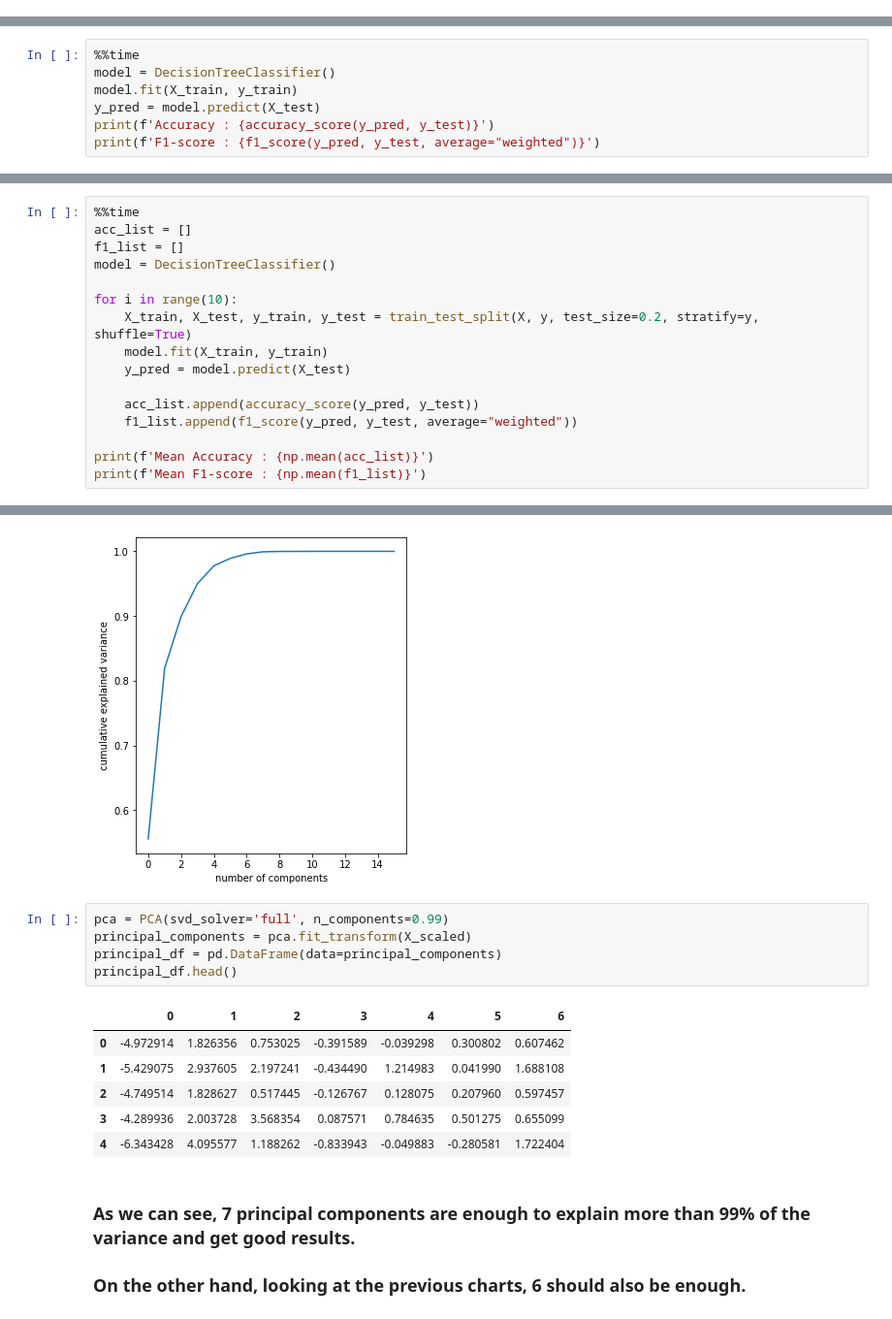
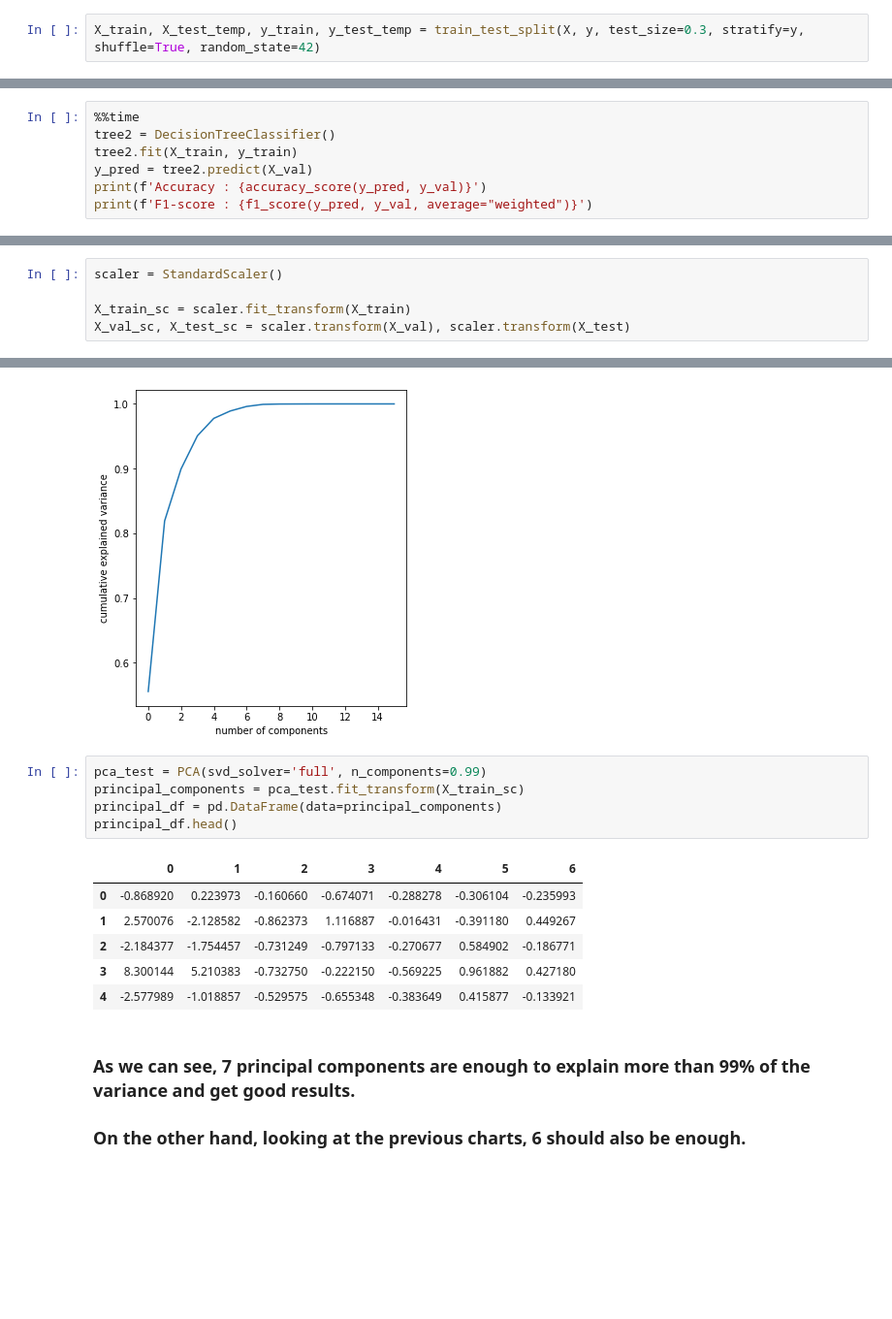
Before and after one commit to MarcinB77/dry_bean_classification, a Jupyter notebook: dry_bean_classification.ipynb, the cells around one changed output, grey strips where cells are left out. Shown at 97% size. Drawn from its saved outputs; the diff is of its cells as text; blank space fills up the shorter version.

```diff
--- a/dry_bean_classification.ipynb
+++ b/dry_bean_classification.ipynb
@@ -395,0 +421,2 @@ X_train, X_test, y_train, y_test = train_test_split(X, y, test_size=0.3, stratif
+# %%
+X_train, X_test_temp, y_train, y_test_temp = train_test_split(X, y, test_size=0.3, stratify=y, shuffle=True, random_state=42)
@@ -396,8 +437,8 @@ X_train, X_test, y_train, y_test = train_test_split(X, y, test_size=0.3, stratif
 # %%
 %%time
-model = DecisionTreeClassifier()
-model.fit(X_train, y_train)
-y_pred = model.predict(X_test)
-print(f'Accuracy : {accuracy_score(y_pred, y_test)}')
-print(f'F1-score : {f1_score(y_pred, y_test, average="weighted")}')
+tree2 = DecisionTreeClassifier()
+tree2.fit(X_train, y_train)
+y_pred = tree2.predict(X_val)
+print(f'Accuracy : {accuracy_score(y_pred, y_val)}')
+print(f'F1-score : {f1_score(y_pred, y_val, average="weighted")}')
 # %% [output]
@@ -495,16 +534,0 @@ Image(filename='data/beans.jpg')
-# %%
-%%time
-acc_list = []
-f1_list = []
-model = DecisionTreeClassifier()
-
-for i in range(10):
-    X_train, X_test, y_train, y_test = train_test_split(X, y, test_size=0.2, stratify=y, shuffle=True)
-    model.fit(X_train, y_train)
-    y_pred = model.predict(X_test)
-
-    acc_list.append(accuracy_score(y_pred, y_test))
-    f1_list.append(f1_score(y_pred, y_test, average="weighted"))
-
-print(f'Mean Accuracy : {np.mean(acc_list)}')
-print(f'Mean F1-score : {np.mean(f1_list)}')
@@ -545,3 +561,8 @@ X_scaled = scale(X)
+# %%
+scaler = StandardScaler()
+
+X_train_sc = scaler.fit_transform(X_train)
+X_val_sc, X_test_sc = scaler.transform(X_val), scaler.transform(X_test)
 # %% [markdown]
 ### Principal Component Analysis
 # %%
@@ -563,17 +584,17 @@ plt.show()
 # %% [output]
 [figure]
 # %%
-pca = PCA(svd_solver='full', n_components=0.99)
-principal_components = pca.fit_transform(X_scaled)
+pca_test = PCA(svd_solver='full', n_components=0.99)
+principal_components = pca_test.fit_transform(X_train_sc)
 principal_df = pd.DataFrame(data=principal_components)
 principal_df.head()
 # %% [output]
 |  | 0 | 1 | 2 | 3 | 4 | 5 | 6 |
-| 0 | -4.972914 | 1.826356 | 0.753025 | -0.391589 | -0.039298 | 0.300802 | 0.607462 |
-| 1 | -5.429075 | 2.937605 | 2.197241 | -0.434490 | 1.214983 | 0.041990 | 1.688108 |
-| 2 | -4.749514 | 1.828627 | 0.517445 | -0.126767 | 0.128075 | 0.207960 | 0.597457 |
-| 3 | -4.289936 | 2.003728 | 3.568354 | 0.087571 | 0.784635 | 0.501275 | 0.655099 |
-| 4 | -6.343428 | 4.095577 | 1.188262 | -0.833943 | -0.049883 | -0.280581 | 1.722404 |
+| 0 | -0.868920 | 0.223973 | -0.160660 | -0.674071 | -0.288278 | -0.306104 | -0.235993 |
+| 1 | 2.570076 | -2.128582 | -0.862373 | 1.116887 | -0.016431 | -0.391180 | 0.449267 |
+| 2 | -2.184377 | -1.754457 | -0.731249 | -0.797133 | -0.270677 | 0.584902 | -0.186771 |
+| 3 | 8.300144 | 5.210383 | -0.732750 | -0.222150 | -0.569225 | 0.961882 | 0.427180 |
+| 4 | -2.577989 | -1.018857 | -0.529575 | -0.655348 | -0.383649 | 0.415877 | -0.133921 |
 # %% [markdown]
 ### As we can see, 7 principal components are enough to explain more than 99% of the variance and get good results.
 ### On the other hand, looking at the previous charts, 6 should also be enough.
```
Also changed, not shown: parts of 147 cells of this notebook, 1 other file.
